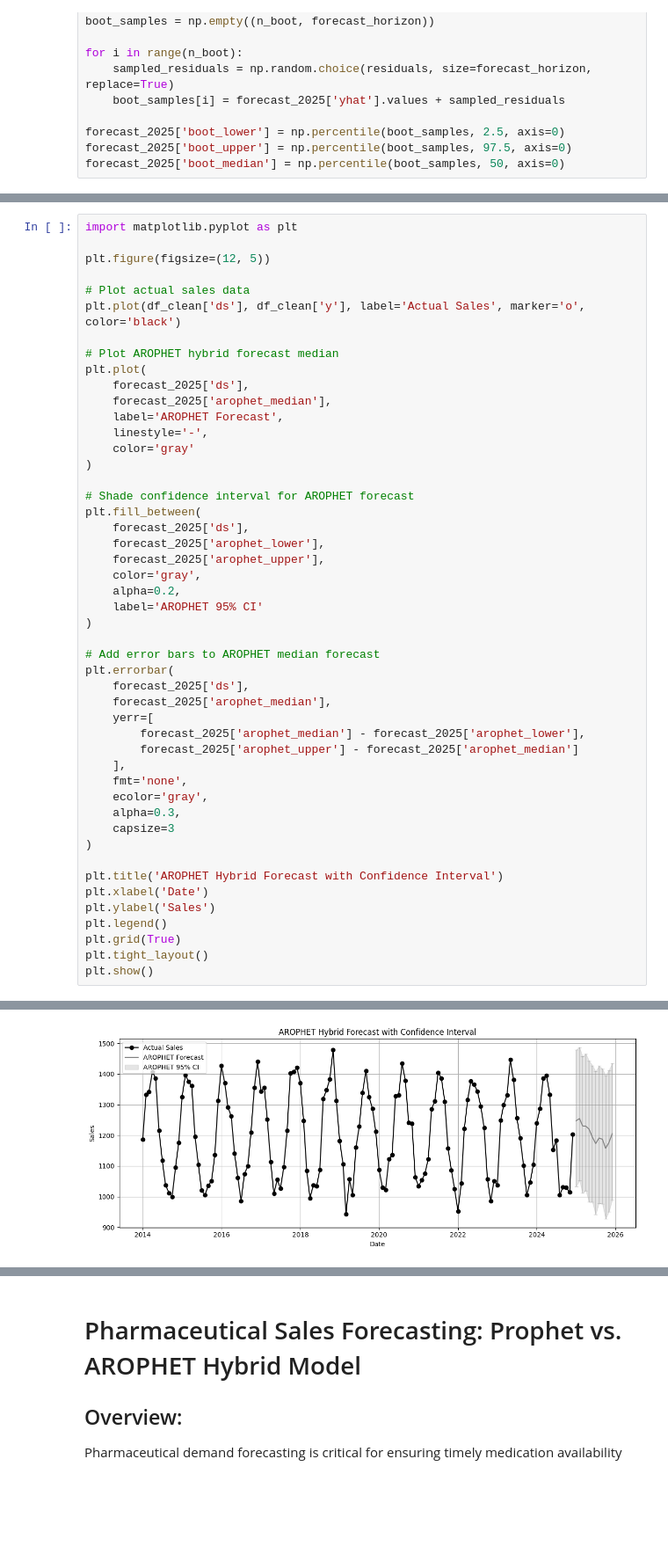
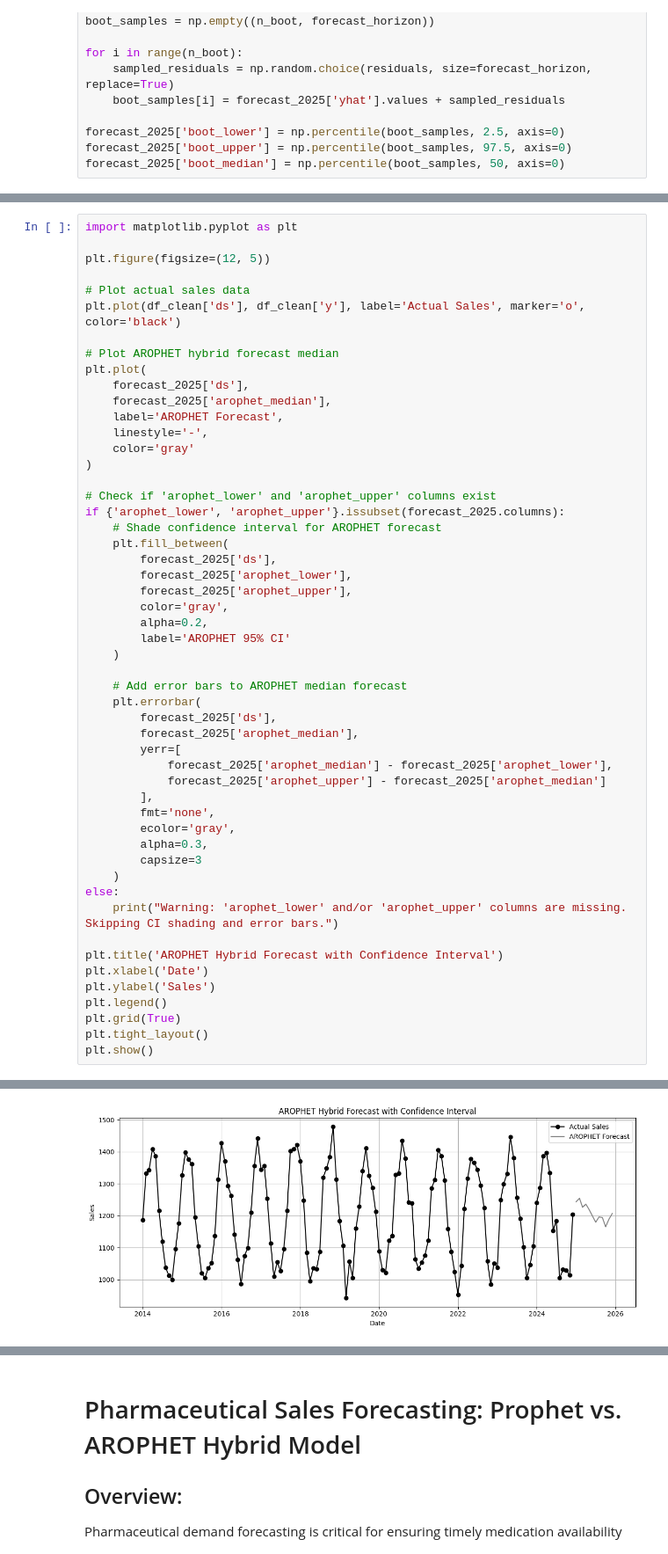
Before and after one commit to ashiqurrahmanshihab/Hybrid_Demand_Forecasting_and-Reorder_Point_Planning_Using_AROPHET, a Jupyter notebook: Alton_20_Sales_Data_2014_2024.ipynb, the cells around one changed output, grey strips where cells are left out. Shown at 88% size. Cells and saved outputs as stored; diff of their text form; blank space fills up the shorter version.

```diff
--- a/Alton_20_Sales_Data_2014_2024.ipynb
+++ b/Alton_20_Sales_Data_2014_2024.ipynb
@@ -599,29 +766,33 @@ plt.plot(
     color='gray'
 )
 
-# Shade confidence interval for AROPHET forecast
-plt.fill_between(
-    forecast_2025['ds'],
-    forecast_2025['arophet_lower'],
-    forecast_2025['arophet_upper'],
-    color='gray',
-    alpha=0.2,
-    label='AROPHET 95% CI'
-)
+# Check if 'arophet_lower' and 'arophet_upper' columns exist
+if {'arophet_lower', 'arophet_upper'}.issubset(forecast_2025.columns):
+    # Shade confidence interval for AROPHET forecast
+    plt.fill_between(
+        forecast_2025['ds'],
+        forecast_2025['arophet_lower'],
+        forecast_2025['arophet_upper'],
+        color='gray',
+        alpha=0.2,
+        label='AROPHET 95% CI'
+    )
 
-# Add error bars to AROPHET median forecast
-plt.errorbar(
-    forecast_2025['ds'],
-    forecast_2025['arophet_median'],
-    yerr=[
-        forecast_2025['arophet_median'] - forecast_2025['arophet_lower'],
-        forecast_2025['arophet_upper'] - forecast_2025['arophet_median']
-    ],
-    fmt='none',
-    ecolor='gray',
-    alpha=0.3,
-    capsize=3
-)
+    # Add error bars to AROPHET median forecast
+    plt.errorbar(
+        forecast_2025['ds'],
+        forecast_2025['arophet_median'],
+        yerr=[
+            forecast_2025['arophet_median'] - forecast_2025['arophet_lower'],
+            forecast_2025['arophet_upper'] - forecast_2025['arophet_median']
+        ],
+        fmt='none',
+        ecolor='gray',
+        alpha=0.3,
+        capsize=3
+    )
+else:
+    print("Warning: 'arophet_lower' and/or 'arophet_upper' columns are missing. Skipping CI shading and error bars.")
 
 plt.title('AROPHET Hybrid Forecast with Confidence Interval')
 plt.xlabel('Date')
@@ -634 +806 @@ plt.show()
-[figure, old version]
+[figure, new version]
```
Also changed, not shown: parts of 19 cells of this notebook, 1 other file.
